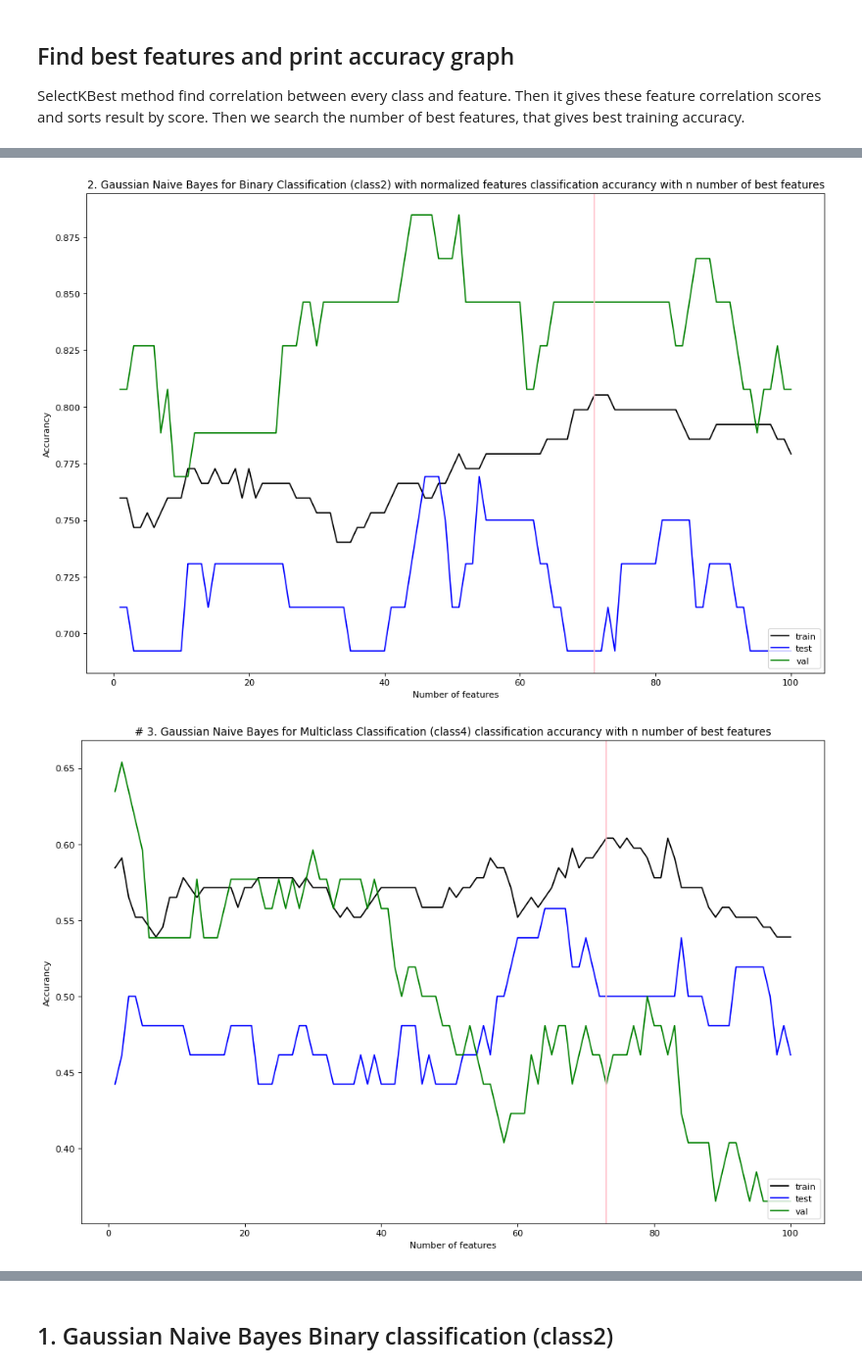
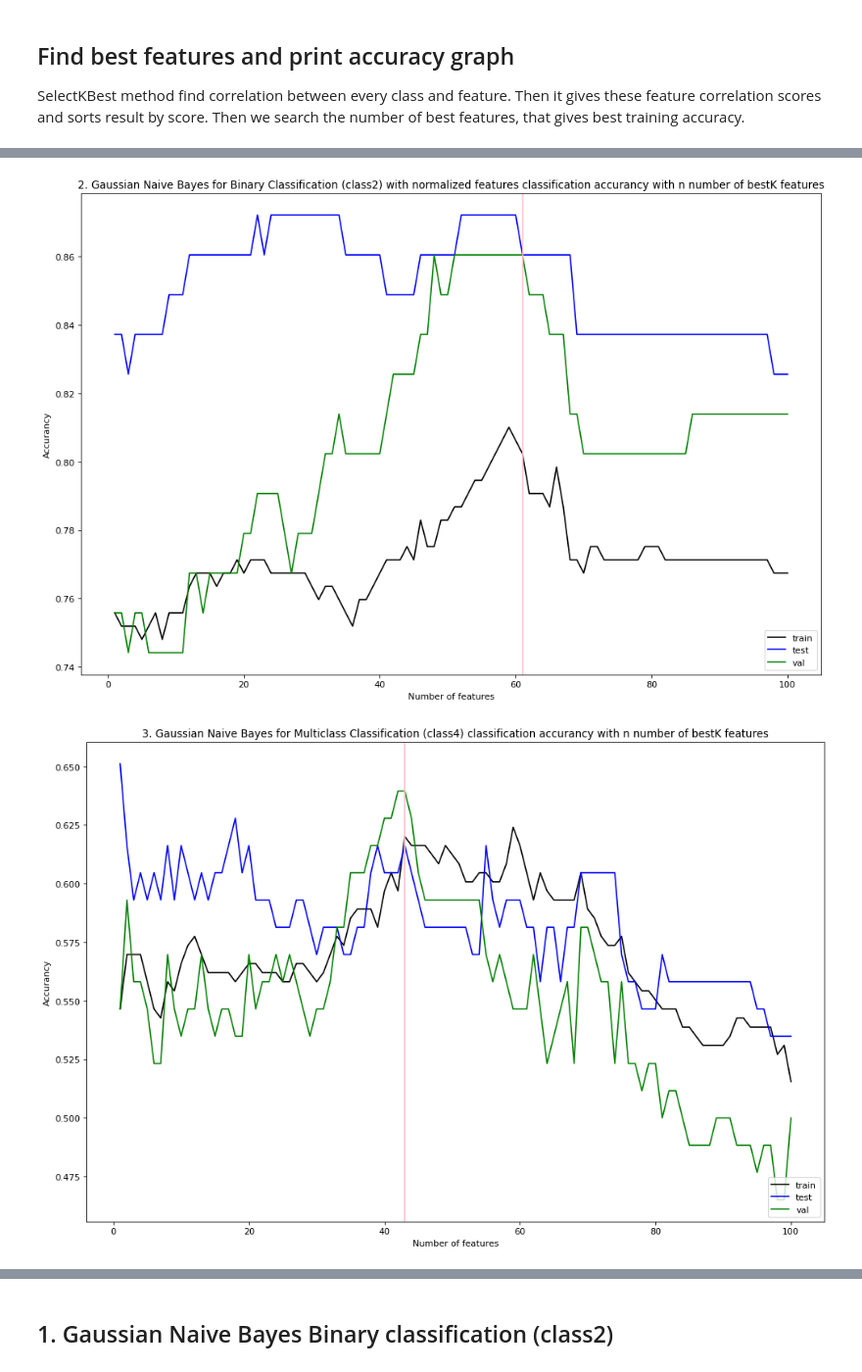
Before and after one commit to williwilliams3/TermProjectIML, a Jupyter notebook: naive_bayes.ipynb, the cells around one changed output, grey strips where cells are left out. Shown: that part at 98% size. Drawn from its saved outputs; the diff is of its cells as text; code cells hidden in the pictures.

```diff
--- a/naive_bayes.ipynb
+++ b/naive_bayes.ipynb
@@ -160,7 +159,6 @@ plt.savefig('npf_train_correlationmatrix.pdf')
 SelectKBest method find correlation between every class and feature. Then it gives these feature correlation scores and sorts result by score. Then we search the number of best features, that gives best training accuracy.
 # %%
 def bestK_and_graph(X_train, y_train, X_val, y_val, X_test, y_test, title):
-
     len_cols = len(X_train.columns)+1
     acc_train = []
     acc_test = []
@@ -169,7 +167,8 @@ def bestK_and_graph(X_train, y_train, X_val, y_val, X_test, y_test, title):
     for i in range(1, len_cols):
 
         # Train filter with full dataset. Find i number of best col names.
-        bestFeatureCols = find_n_best_feature(X_train, y_train, i)
+        X_train_0to1 = normalize_0to1(X_train)
+        bestFeatureCols = find_n_best_feature(X_train_0to1, y_train, i)
 
         # Filter train, val and test set with bestFeaturesFilter
         X_train_i = X_train[bestFeatureCols]
@@ -185,33 +184,46 @@ def bestK_and_graph(X_train, y_train, X_val, y_val, X_test, y_test, title):
         acc_test.append(accuracy_score(y_test, model.predict(X_test_i)))
         acc_val.append(accuracy_score(y_val, model.predict(X_val_i)))
 
-    acc_train_max = acc_train.index(max(acc_train))+1
+    # Get max value
+    max_val = max(acc_val)
+
+    # Loop max values and select largest index with max value
+    acc_val_max = 0
+    acc_val_max_index = 0
+    for i in range(len(acc_val)):
+        if acc_val[i] >= acc_val_max:
+            acc_val_max = acc_val[i]
+            acc_val_max_index = i
+    bestK_max = acc_val_max_index+1
+
+    # Get the col names that are in bestK
+    bestCols = find_n_best_feature(X_train_0to1, y_train, bestK_max)
 
     # Plot the results
-    figure(num=None, figsize=(15, 10), dpi=80, facecolor='w', edgecolor='k')
+    plt.figure(num=None, figsize=(15, 10), dpi=80, facecolor='w', edgecolor='k')
     x = range(1, len_cols)
     plt.plot(x, acc_train, color="black")
     plt.plot(x, acc_test, color="blue")
     plt.plot(x, acc_val, color="green")
     # Vertical line to points with max values
-    plt.axvline(acc_train_max, color='pink', linestyle='-')
+    plt.axvline(bestK_max, color='pink', linestyle='-')
     plt.title(title)
     plt.xlabel('Number of features')
     plt.ylabel('Accurancy')
     plt.legend(["train", "test", "val"], loc ="lower right")
     plt.show()
 
-    return acc_train_max
+    return bestCols
 # %%
 # 1. Gaussian Naive Bayes for Binary Classification (class2)
-bestK1 = bestK_and_graph(X_train, y_train_bin, X_val, y_val_bin, X_test, y_test_bin, "1. Gaussian Naive Bayes for Binary (class2) classification accurancy with n number of best features")
+bestCols1 = bestK_and_graph(X_train, y_train["class2"], X_val, y_val["class2"], X_test, y_test["class2"], "1. Gaussian Naive Bayes for Binary (class2) classification accurancy with n number of bestK features")
 
 # 2. Gaussian Naive Bayes for Binary Classification (class2) with normalized features
-bestK2 = bestK_and_graph(X_train_norm, y_train_bin, X_val_norm, y_val_bin, X_test_norm, y_test_bin, "2. Gaussian Naive Bayes for Binary Classification (class2) with normalized features classification accurancy with n number of best features")
+bestCols2 = bestK_and_graph(X_train_norm, y_train["class2"], X_val_norm, y_val["class2"], X_test_norm, y_test["class2"], "2. Gaussian Naive Bayes for Binary Classification (class2) with normalized features classification accurancy with n number of bestK features")
 
 # 3. Gaussian Naive Bayes for Multiclass Classification (class4)
-bestK3 = bestK_and_graph(X_train, y_train, X_val, y_val, X_test, y_test, "# 3. Gaussian Naive Bayes for Multiclass Classification (class4) classification accurancy with n number of best features")
+bestCols3 = bestK_and_graph(X_train, y_train["class4"], X_val, y_val["class4"], X_test, y_test["class4"], "3. Gaussian Naive Bayes for Multiclass Classification (class4) classification accurancy with n number of bestK features")
 
 # 4. Gaussian Naive Bayes for Multiclass Classification (class4) with normalized feature
-bestK4 = bestK_and_graph(X_train_norm, y_train, X_val_norm, y_val, X_test_norm, y_test, "# 4. Gaussian Naive Bayes for Multiclass Classification (class4) with normalized feature classification accurancy with n number of best features")
+bestCols4 = bestK_and_graph(X_train_norm, y_train["class4"], X_val_norm, y_val["class4"], X_test_norm, y_test["class4"], "4. Gaussian Naive Bayes for Multiclass Classification (class4) with normalized feature classification accurancy with n number of bestK features")
 # %% [output]
@@ -219,2 +231,2 @@ bestK4 = bestK_and_graph(X_train_norm, y_train, X_val_norm, y_val, X_test_norm,
-[figure, old version]
+[figure, new version]
-[figure, old version]
+[figure, new version]
```
Also changed, not shown: parts of 25 cells of this notebook, 1 other file.
